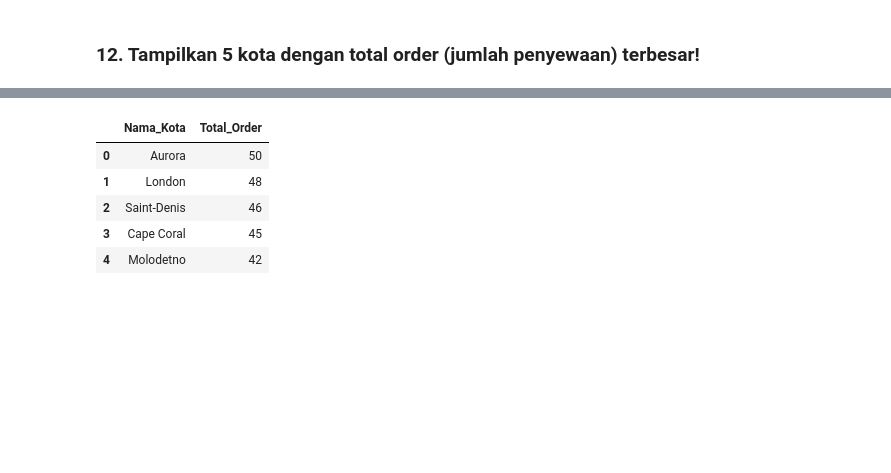
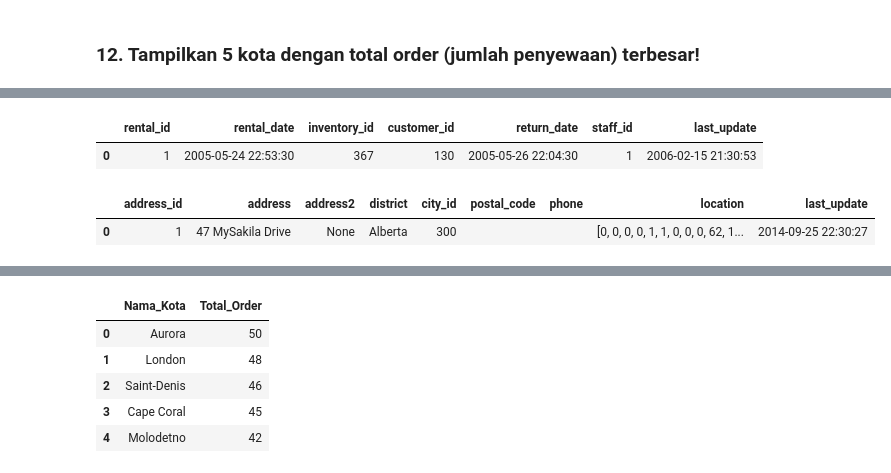
Before and after one commit to Damianus04/data-science-purwadhika, a Jupyter notebook: Modul_2_Statistics_&_Python_Working_Files/20210201 - Exam Tryout/Python - MySQL - Exercise.ipynb, the cells around one changed output, grey strips where cells are left out. Cells and saved outputs as stored; diff of their text form; code cells hidden in the pictures; blank space fills up the shorter version.

```diff
--- a/Modul_2_Statistics_&_Python_Working_Files/20210201 - Exam Tryout/Python - MySQL - Exercise.ipynb
+++ b/Modul_2_Statistics_&_Python_Working_Files/20210201 - Exam Tryout/Python - MySQL - Exercise.ipynb
@@ -683,0 +671,16 @@ df_city.head()
+# %%
+query = "SELECT * FROM rental"
+df = return_sql_df(query)
+df.head(1)
+# len(df)
+# %% [output]
+|  | rental_id | rental_date | inventory_id | customer_id | return_date | staff_id | last_update |
+| 0 | 1 | 2005-05-24 22:53:30 | 367 | 130 | 2005-05-26 22:04:30 | 1 | 2006-02-15 21:30:53 |
+# %%
+query = "SELECT * FROM address"
+df = return_sql_df(query)
+df.head(1)
+# len(df)
+# %% [output]
+|  | address_id | address | address2 | district | city_id | postal_code | phone | location | last_update |
+| 0 | 1 | 47 MySakila Drive | None | Alberta | 300 |  |  | [0, 0, 0, 0, 1, 1, 0, 0, 0, 62, 1... | 2014-09-25 22:30:27 |
```
Also changed, not shown: parts of 11 cells of this notebook, 1 other file.
